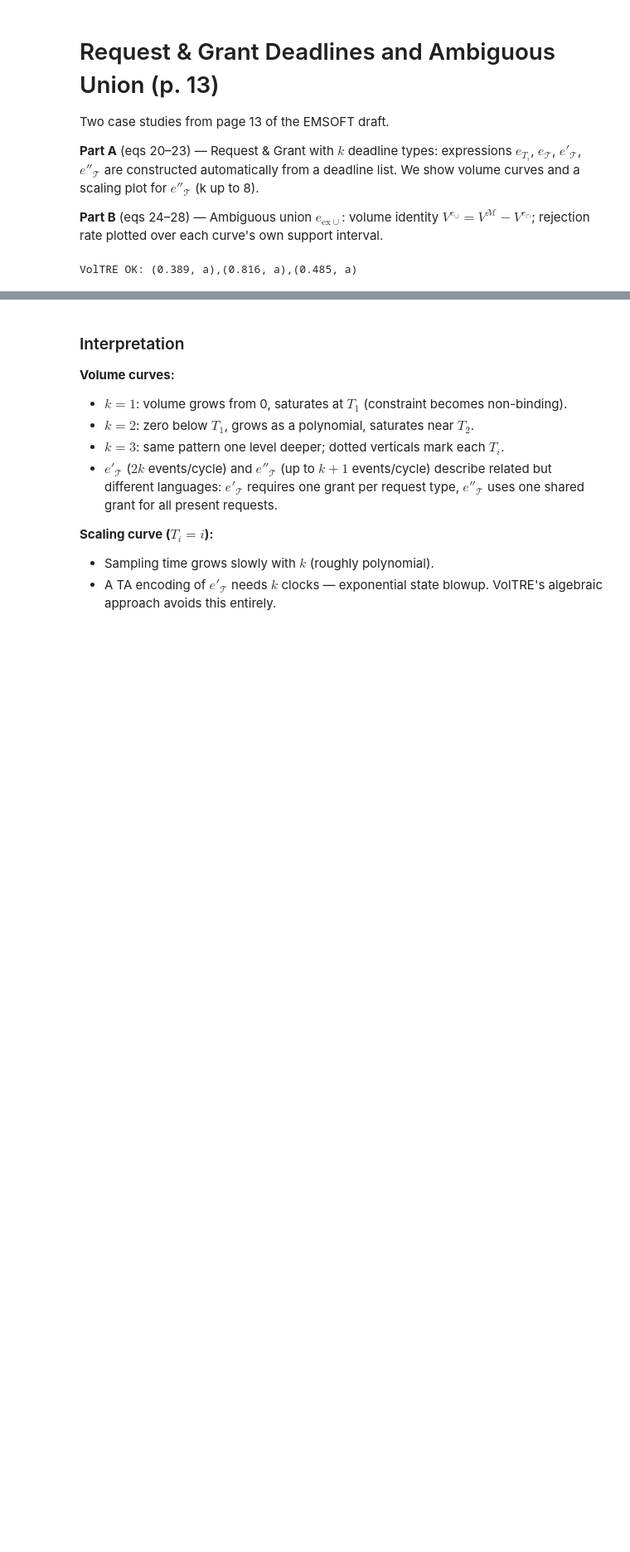
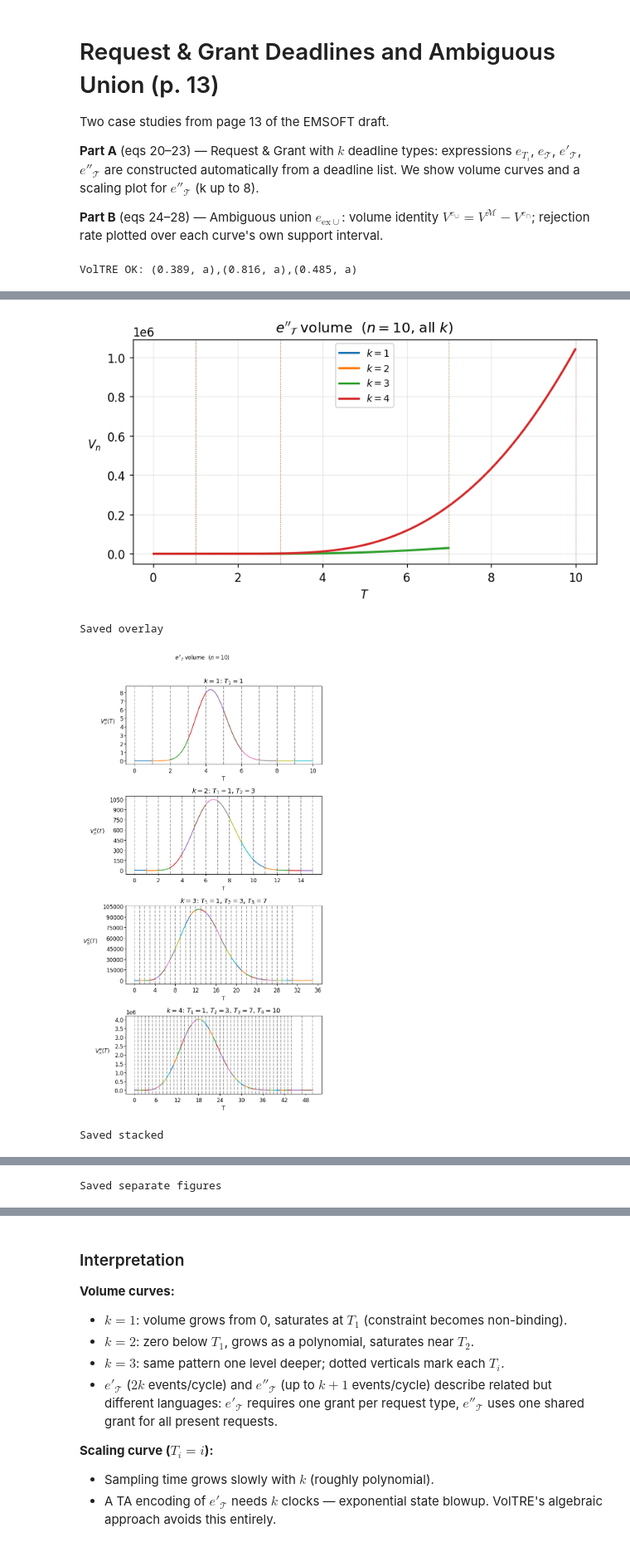
Before and after one commit to figlerg/VolTRE, a Jupyter notebook: experiments/paper_experiments/12_page13_casestudy/12_page13_casestudy.ipynb, the cells around one changed output, grey strips where cells are left out. Shown at 83% size. Drawn from its saved outputs; the diff is of its cells as text; code cells hidden in the pictures; blank space fills up the shorter version.

```diff
--- a/experiments/paper_experiments/12_page13_casestudy/12_page13_casestudy.ipynb
+++ b/experiments/paper_experiments/12_page13_casestudy/12_page13_casestudy.ipynb
@@ -105,10 +105,14 @@ def build_e_prime(deadlines):
     # Same optional-request body as e''_T but without nested timing.
     # Timing is enforced by the intersection with e_T.
     # Hard to sample (multiple intersections); no analytic volume.
+    #
+    # Structured as right-fold: e_T1 & (e_T2 & (... & kleene))
+    # so that sample() always sees a plain Kleene as child1 (needed for
+    # disambiguate), while match() handles the nested intersections in child2.
     body = " . ".join(f"(EPS + {r})" for r, T in reversed(deadlines))
-    kleene = f"({body} . g) *"
-    _, s_eT = build_e_T(deadlines)
-    s = f"({s_eT}) & ({kleene})"
+    s = f"({body} . g) *"
+    for r, T in reversed(deadlines):  # wrap from Tk down to T1 so T1 is outermost
+        s = f"((<{r} . g>_[0,{T}]) *) & ({s})"
     return quickparse(s, string=True), s
 
 def build_e_dprime(deadlines):
@@ -236,0 +279,62 @@ print("Saved 12_partA_volumes.pdf")
+# %%
+# --- plot: change VIZ_MODE to switch layout ---
+# "overlay"  : all k in one axes (manual evaluation on a grid)
+# "stacked"  : one panel per k, stacked vertically, using vp.plot()
+# "separate" : one figure per k printed individually, using vp.plot()
+# "all"      : produce all three
+VIZ_MODE = "all"
+
+color_k = {k: plt.get_cmap("tab10")(i) for i, k in enumerate(sorted(vps))}
+
+# overlay
+if VIZ_MODE in ("overlay", "all"):
+    fig, ax = plt.subplots(figsize=(7, 4))
+    for k, d in vps.items():
+        vp, T_max = d["vp"], d["T_max"]
+        T_vals = np.linspace(0.01, T_max - 0.01, 300)
+        vols = [float(vp(T)) if vp(T) else float("nan") for T in T_vals]
+        ax.plot(T_vals, vols, color=color_k[k], lw=2, label=f"$k={k}$")
+        for _, T_i in d["dl"]:
+            ax.axvline(T_i, color=color_k[k], lw=0.7, ls=":", alpha=0.5)
+    ax.set_xlabel("$T$")
+    ax.set_ylabel(r"$V_n$", rotation=0, labelpad=12)
+    ax.set_title(f"$e''_\\mathcal{{T}}$ volume  ($n={N_VOL}$, all $k$)")
+    ax.legend(fontsize=9)
+    ax.grid(True, alpha=0.25)
+    fig.tight_layout()
+    fig.savefig(os.path.join(RESULTS, "12_partA_volumes_overlay.pdf"), bbox_inches="tight")
+    plt.show()
+    print("Saved overlay")
+
+# stacked (one row per k, vp.plot() per panel)
+if VIZ_MODE in ("stacked", "all"):
+    K_list = sorted(vps)
+    fig, axes = plt.subplots(len(K_list), 1, figsize=(7, 3.2 * len(K_list)), sharex=False)
+    if len(K_list) == 1:
+        axes = [axes]
+    for ax, k in zip(axes, K_list):
+        plt.sca(ax)
+        d = vps[k]
+        title = f"$k={k}$: " + ", ".join(f"$T_{{{i+1}}}={T}$" for i,(r,T) in enumerate(d["dl"]))
+        d["vp"].plot(no_show=True, plt_title=title)
+    fig.suptitle(f"$e''_\\mathcal{{T}}$ volume  ($n={N_VOL}$)", fontsize=11, y=1.01)
+    fig.tight_layout()
+    fig.savefig(os.path.join(RESULTS, "12_partA_volumes_stacked.pdf"), bbox_inches="tight")
+    plt.show()
+    print("Saved stacked")
+
+# separate figures per k
+if VIZ_MODE in ("separate", "all"):
+    for k, d in vps.items():
+        plt.figure(figsize=(6, 3.5))
+        title = f"$k={k}$: " + ", ".join(f"$T_{{{i+1}}}={T}$" for i,(r,T) in enumerate(d["dl"]))
+        d["vp"].plot(no_show=True, plt_title=title)
+        plt.tight_layout()
+        plt.savefig(os.path.join(RESULTS, f"12_partA_volumes_k{k}.pdf"), bbox_inches="tight")
+        plt.show()
+    print("Saved separate figures")
+# %% [output]
+[figure, added]
+Saved overlay
+[figure, added]
+Saved stacked
@@ -237,3 +345,4 @@ print("Saved 12_partA_volumes.pdf")
+Saved separate figures
 # %%
 import time as _time
 
```
Also changed, not shown: parts of 12 cells of this notebook, 9 other files.
